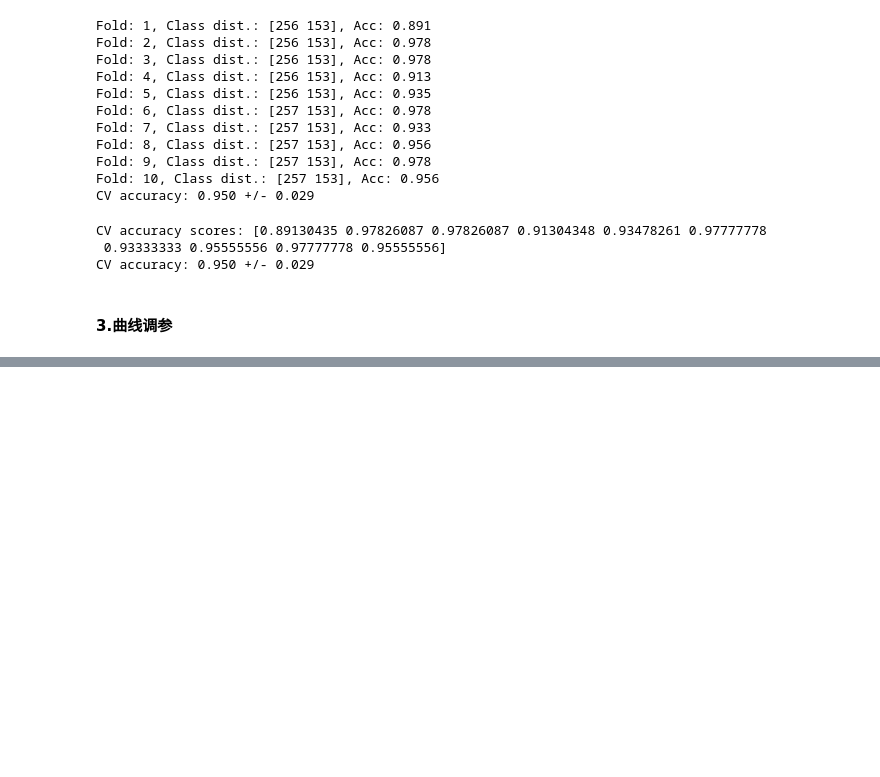
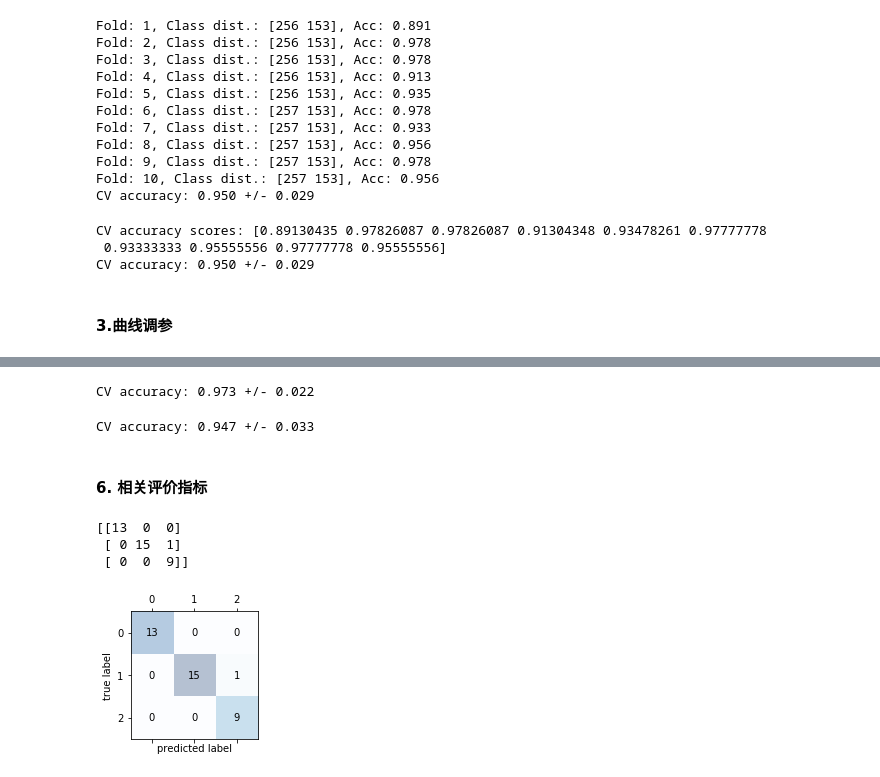
Before and after one commit to jobsjiang/machine-learning, a Jupyter notebook: daily_code/7.machine learning模型评估与调参.ipynb, the cells around one changed output, grey strips where cells are left out. Drawn from its saved outputs; the diff is of its cells as text; code cells hidden in the pictures; blank space fills up the shorter version.

```diff
--- a/daily_code/7.machine learning模型评估与调参.ipynb
+++ b/daily_code/7.machine learning模型评估与调参.ipynb
@@ -101,0 +218,43 @@ CV accuracy: 0.950 +/- 0.029
+# %%
+# 嵌套交叉验证外部有一个k折交叉验证将数据分为训练集和测试集，内部交叉验证用于选择模型算法。
+gs = GridSearchCV(estimator=pipe_svc,param_grid=param_grid,scoring='accuracy',cv=2)
+
+# Note: Optionally, you could use cv=2
+# in the GridSearchCV above to produce
+# the 5 x 2 nested CV that is shown in the figure.
+scores = cross_val_score(gs, X_train, y_train, scoring='accuracy', cv=5)
+print('CV accuracy: %.3f +/- %.3f' % (np.mean(scores), np.std(scores)))
+# %% [output]
+CV accuracy: 0.973 +/- 0.022
+# %%
+# 决策时分类器的预测准确率代码
+from sklearn.tree import DecisionTreeClassifier
+gs = GridSearchCV(estimator=DecisionTreeClassifier(random_state=0),param_grid=[{'max_depth':[1, 2, 3, 4, 5, 6, 7, None]}],scoring='accuracy',cv=2)
+scores = cross_val_score(gs,X_train,y_train,scoring='accuracy',cv=5)
+print('CV accuracy: %.3f +/- %.3f' % (np.mean(scores), np.std(scores)))
+# %% [output]
+CV accuracy: 0.947 +/- 0.033
+# %% [markdown]
+#### 6. 相关评价指标
+# %%
+from sklearn.metrics import confusion_matrix
+pipe_svc.fit(X_train,y_train)
+y_pred = pipe_svc.predict(X_test)
+confmat = confusion_matrix(y_true=y_test,y_pred=y_pred)
+print(confmat)
+# %% [output]
+[[13  0  0]
+ [ 0 15  1]
+ [ 0  0  9]]
+# %%
+fig,ax = plt.subplots(figsize=(2.5,2.5))
+ax.matshow(confmat,cmap=plt.cm.Blues,alpha=0.3)
+for i in range(confmat.shape[0]):
+    for j in range(confmat.shape[1]):
+        ax.text(x=j,y=i,s=confmat[i,j],va='center',ha='center')
+plt.xlabel('predicted label')
+plt.ylabel('true label')
+plt.tight_layout()
+plt.show()
+# %% [output]
+[figure, added]
```
Also changed, not shown: parts of 13 cells of this notebook.
